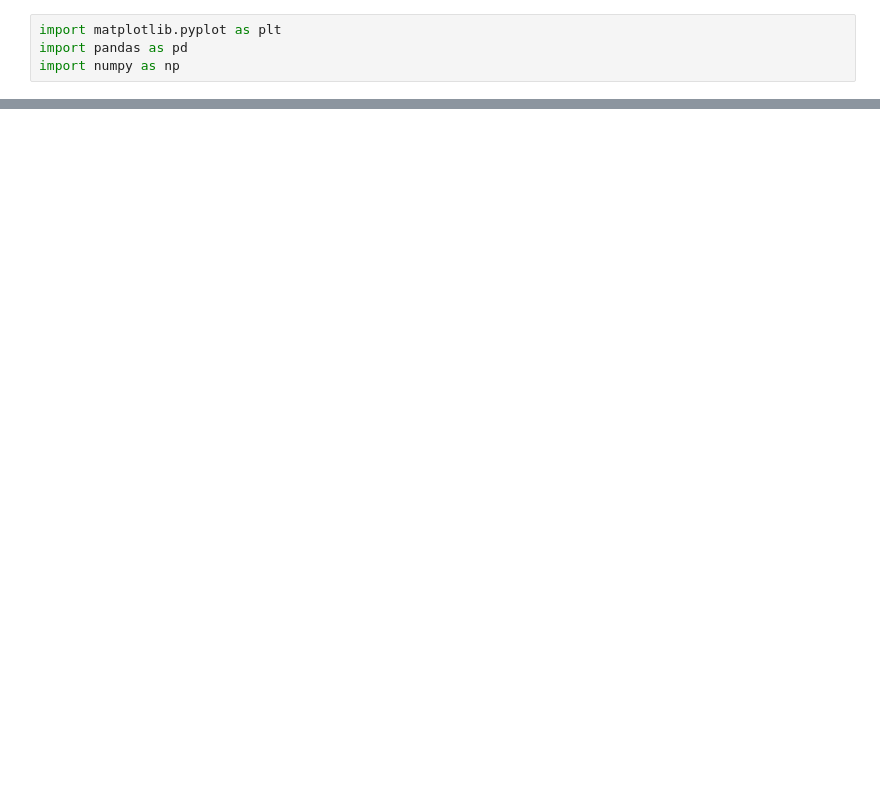
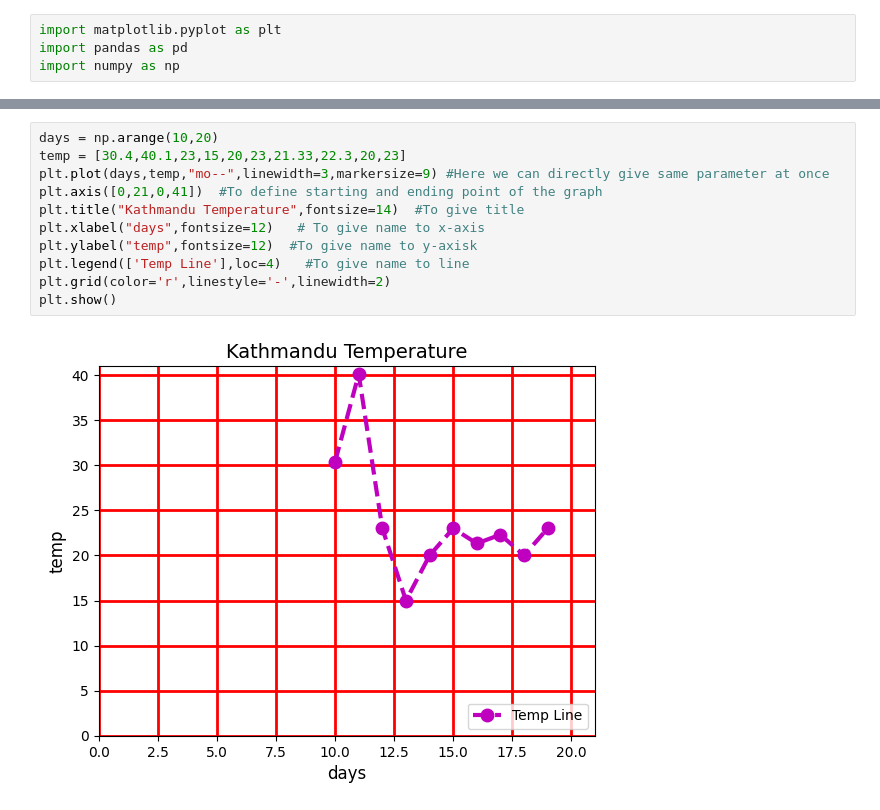
Before and after one commit to Anjila21/Python_Basic_Advance, a Jupyter notebook: Matplotlib.ipynb, the cells around one changed output, grey strips where cells are left out. Drawn from its saved outputs; the diff is of its cells as text; blank space fills up the shorter version.

```diff
--- a/Matplotlib.ipynb
+++ b/Matplotlib.ipynb
@@ -24,0 +40,13 @@ plt.show()
+# %%
+days = np.arange(10,20)
+temp = [30.4,40.1,23,15,20,23,21.33,22.3,20,23]
+plt.plot(days,temp,"mo--",linewidth=3,markersize=9) #Here we can directly give same parameter at once
+plt.axis([0,21,0,41])  #To define starting and ending point of the graph
+plt.title("Kathmandu Temperature",fontsize=14)  #To give title
+plt.xlabel("days",fontsize=12)   # To give name to x-axis
+plt.ylabel("temp",fontsize=12)  #To give name to y-axisk
+plt.legend(['Temp Line'],loc=4)   #To give name to line
+plt.grid(color='r',linestyle='-',linewidth=2)
+plt.show()
+# %% [output]
+[figure, added]
```
Also changed, not shown: parts of 6 cells of this notebook.
